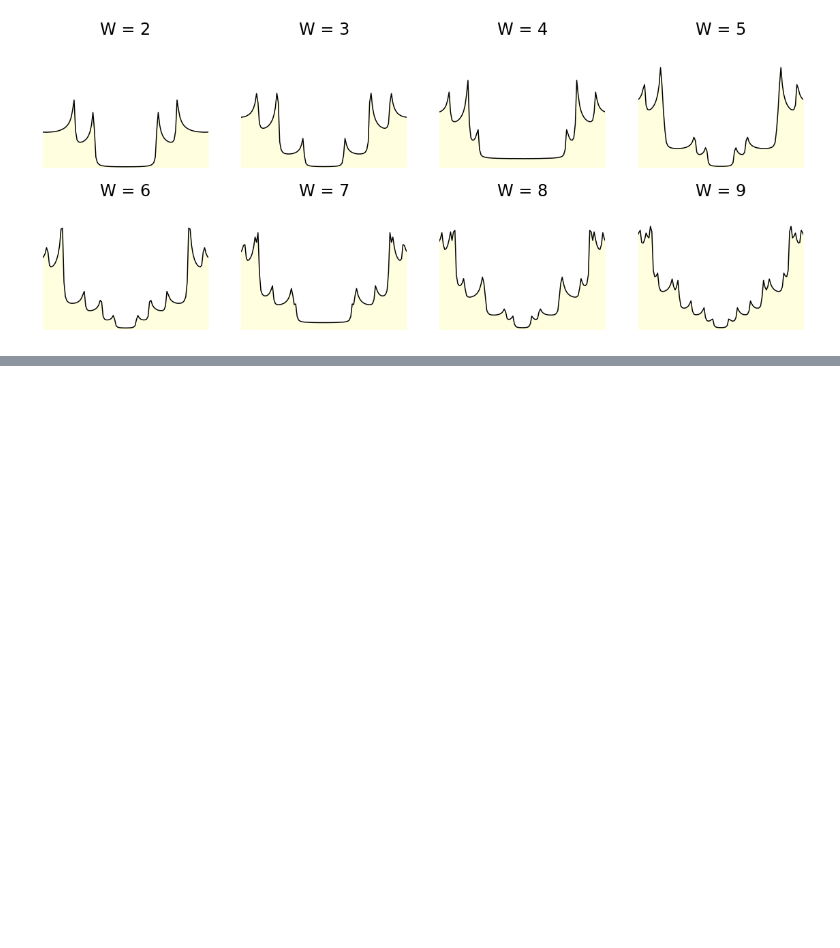
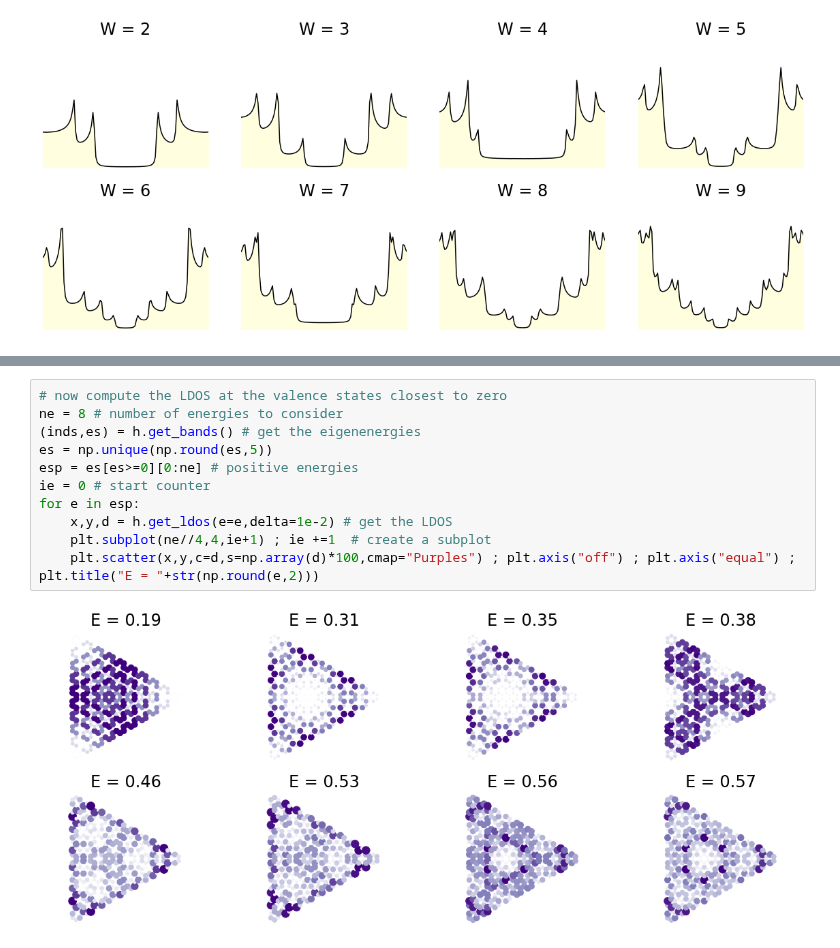
Before and after one commit to joselado/jyvaskyla_summer_school_2022, a Jupyter notebook: sessions/session1.ipynb, the cells around one changed output, grey strips where cells are left out. Drawn from its saved outputs; the diff is of its cells as text; blank space fills up the shorter version.

```diff
--- a/sessions/session1.ipynb
+++ b/sessions/session1.ipynb
@@ -99,0 +129,13 @@ for n in ns: # loop over widths
+# %%
+# now compute the LDOS at the valence states closest to zero
+ne = 8 # number of energies to consider
+(inds,es) = h.get_bands() # get the eigenenergies
+es = np.unique(np.round(es,5))
+esp = es[es>=0][0:ne] # positive energies
+ie = 0 # start counter
+for e in esp:
+    x,y,d = h.get_ldos(e=e,delta=1e-2) # get the LDOS
+    plt.subplot(ne//4,4,ie+1) ; ie +=1  # create a subplot
+    plt.scatter(x,y,c=d,s=np.array(d)*100,cmap="Purples") ; plt.axis("off") ; plt.axis("equal") ; plt.title("E = "+str(np.round(e,2)))
+# %% [output]
+[figure, added]
```
Also changed, not shown: parts of 4 cells of this notebook.
